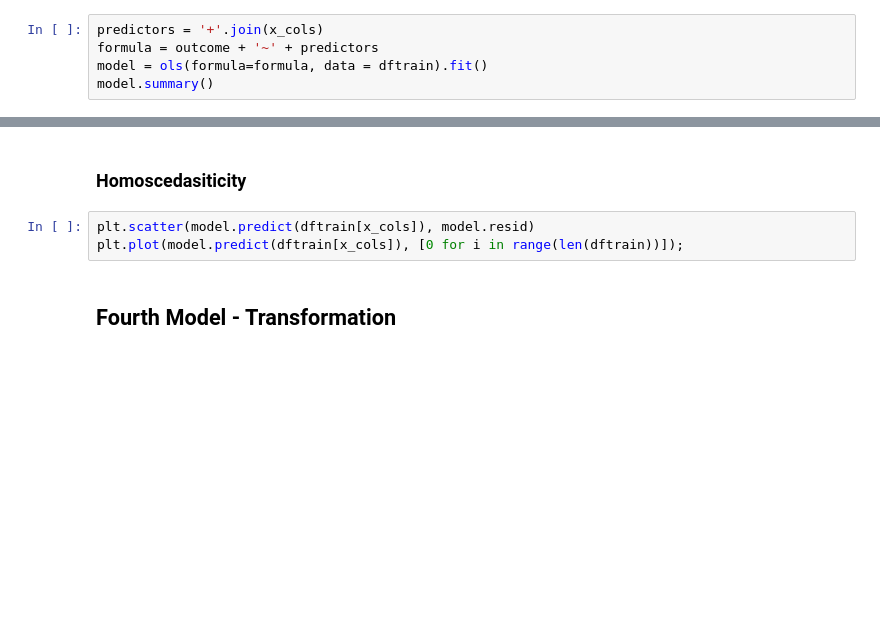
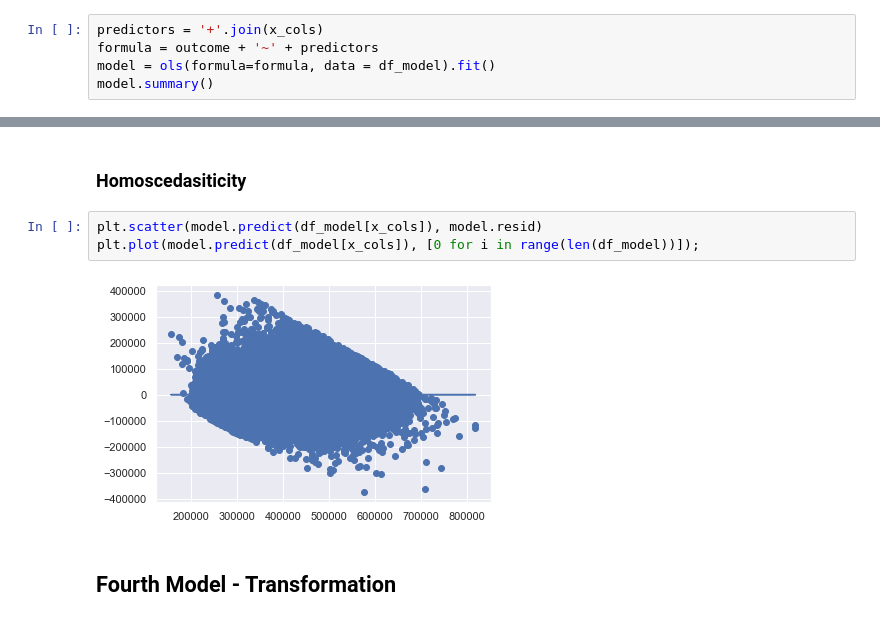
Before and after one commit to Deric-Williamson/house-sales-regression-model, a Jupyter notebook: Data_Cleaning.ipynb, the cells around one changed output, grey strips where cells are left out. Drawn from its saved outputs; the diff is of its cells as text; blank space fills up the shorter version.

```diff
--- a/Data_Cleaning.ipynb
+++ b/Data_Cleaning.ipynb
@@ -769,5 +962,5 @@ print("RMSE Test:", round(rmse_test, 2))
 # %%
 predictors = '+'.join(x_cols)
 formula = outcome + '~' + predictors
-model = ols(formula=formula, data = dftrain).fit()
+model = ols(formula=formula, data = df_model).fit()
 model.summary()
@@ -778,8 +1004,10 @@ fig = sm.graphics.qqplot(model.resid, dist=stats.norm, line='45', fit=True)
 # %% [markdown]
 ### Homoscedasiticity
 # %%
-plt.scatter(model.predict(dftrain[x_cols]), model.resid)
-plt.plot(model.predict(dftrain[x_cols]), [0 for i in range(len(dftrain))]);
+plt.scatter(model.predict(df_model[x_cols]), model.resid)
+plt.plot(model.predict(df_model[x_cols]), [0 for i in range(len(df_model))]);
+# %% [output]
+[figure, added]
 # %% [markdown]
 ## Fourth Model  - Transformation
 # %% [markdown]
```
Also changed, not shown: parts of 43 cells of this notebook.
